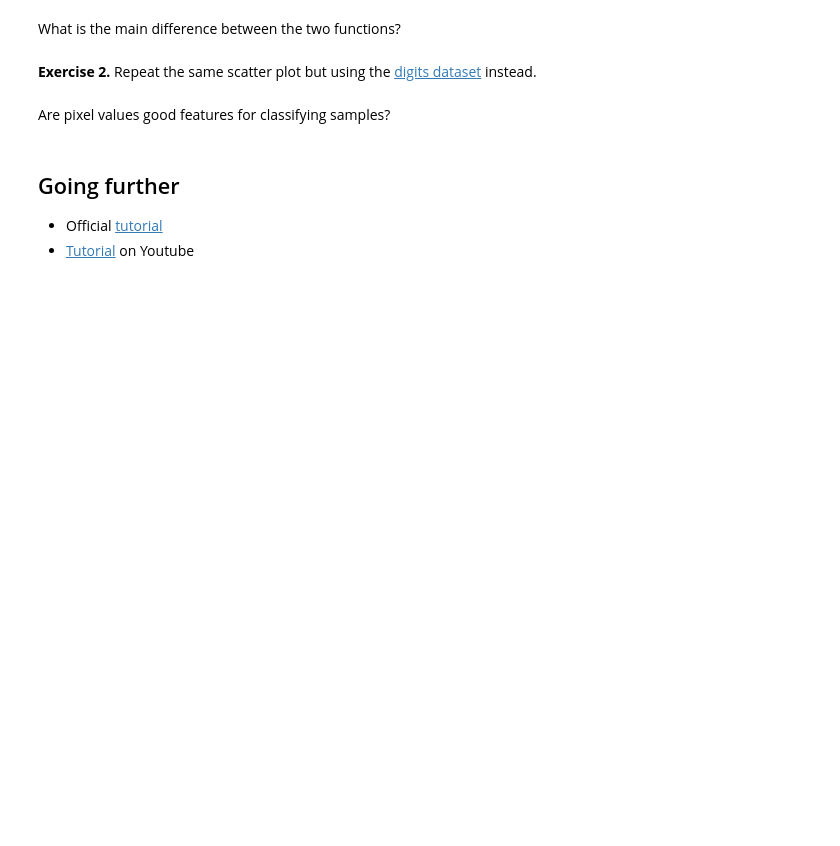
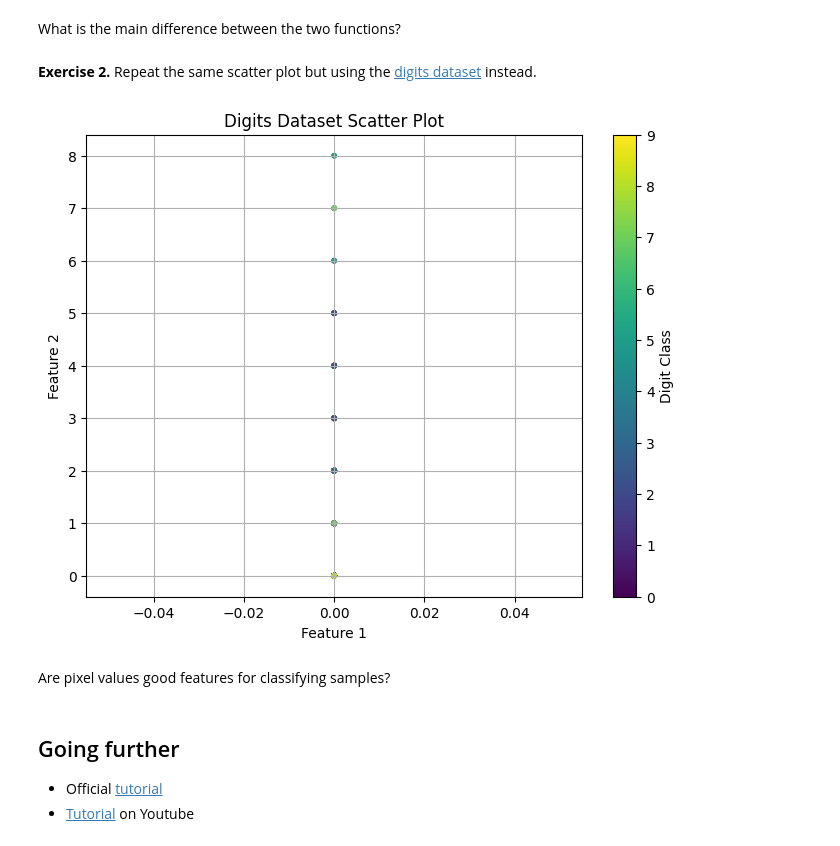
Before and after one commit to Lwan2205/Nhom4_KhoaCNTT_VAA_FITVAA, a Jupyter notebook: notebooks/01_python_basics.ipynb, the cells around one changed output. Cells and saved outputs as stored; diff of their text form; code cells hidden in the pictures; blank space fills up the shorter version.

```diff
--- a/notebooks/01_python_basics.ipynb
+++ b/notebooks/01_python_basics.ipynb
@@ -535,3 +600,19 @@ X, y = load_digits(return_X_y=True)
+# %%
+from sklearn.datasets import load_digits
+import matplotlib.pyplot as plt
+
+x, y = load_digits(return_X_y=True)
+
+plt.figure(figsize=(8, 6))
+plt.scatter(x[:, 0], x[:, 1], c=y, cmap="viridis", s=10)
+plt.title("Digits Dataset Scatter Plot")
+plt.xlabel("Feature 1")
+plt.ylabel("Feature 2")
+plt.colorbar(label="Digit Class")
+plt.grid()
+plt.show()
+# %% [output]
+[figure, added]
 # %% [markdown]
 Are pixel values good features for classifying samples?
 # %% [markdown]
```
Also changed, not shown: parts of 8 cells of this notebook.
